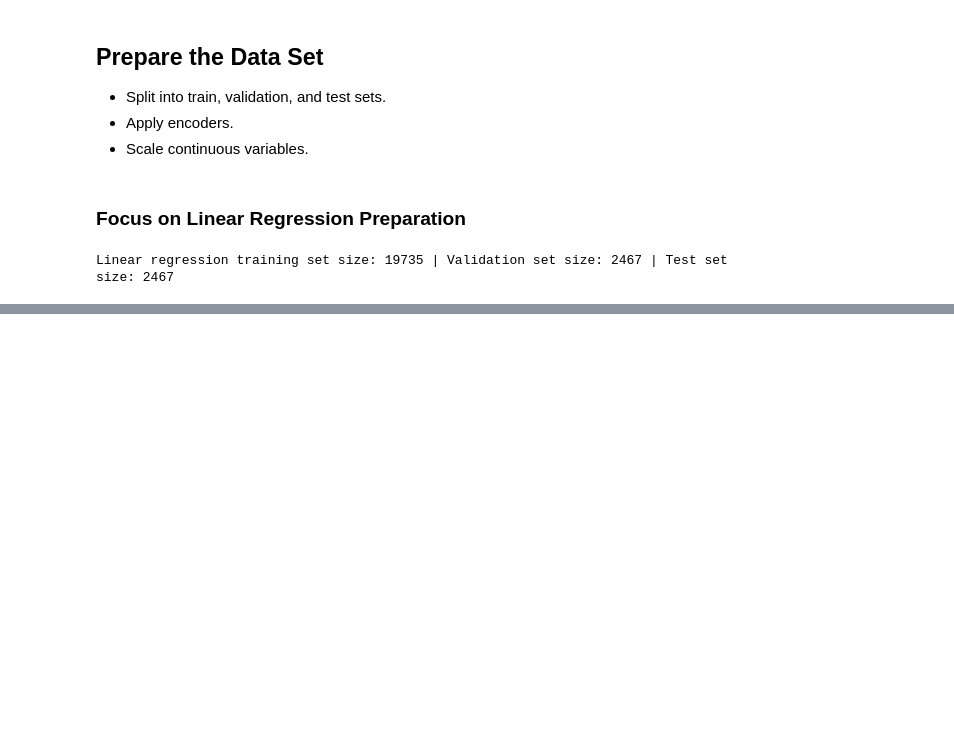
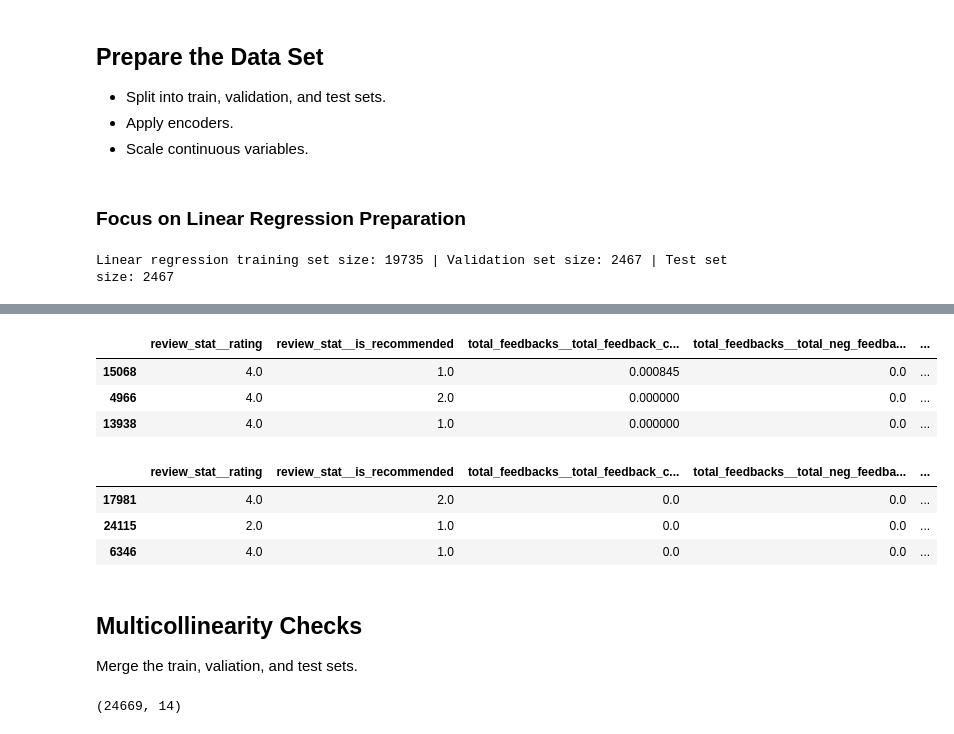
Before and after one commit to lammypi/Text, a Jupyter notebook: regression-from-scikit-llm.ipynb, the cells around one changed output, grey strips where cells are left out. Saved outputs shown, nothing was run; the diff lists cells and outputs as text; code cells hidden in the pictures; blank space fills up the shorter version.

```diff
--- a/regression-from-scikit-llm.ipynb
+++ b/regression-from-scikit-llm.ipynb
@@ -425,0 +481,12 @@ ordinal_linreg_tfrm = ColumnTransformer([])
+# %%
+# Review stat
+review_stat_linreg_cols = xtrain_review_stat.select_dtypes(exclude='object').columns # Apply ordinal encoder
+
+# Feedback columns
+feedback_linreg_cols = xtrain_feedback.select_dtypes(include='int64').columns # Apply MaxAbsScaler
+
+# Strings
+strings_linreg_cols = xtrain_strings.select_dtypes(include='object').columns # Apply ordinal encoder
+
+# Date
+date_linreg_cols = xtrain_date.select_dtypes(include='object').columns # Apply ordinal encoder
@@ -425,0 +536,23 @@ ordinal_linreg_tfrm = ColumnTransformer([])
+# %%
+# Apply transformations to validation sets
+xvalid_review_stat = review_stat_linreg_tfrm.transform(xvalid_review_stat)
+xvalid_feedback = total_feedback_linreg_tfrm.transform(xvalid_feedback)
+xvalid_strings = strings_linreg_tfrm.transform(xvalid_strings)
+xvalid_date = date_linreg_tfrm.transform(xvalid_date)
+
+# Target variable
+ylin_valid = price_linreg_tfrm.transform(ylin_valid)
+# %%
+# Rejoin the xvalid sets
+xlr_valid = xvalid_review_stat.join([xvalid_feedback, xvalid_strings, xvalid_date], how='left')
+
+# Append
+xlr_valid['gpt_vectors'] = xlin_valid.gpt_vectors
+
+# Show
+xlr_valid.head(3)
+# %% [output]
+|  | review_stat__rating | review_stat__is_recommended | total_feedbacks__total_feedback_c... | total_feedbacks__total_neg_feedba... | ... |
+| 15068 | 4.0 | 1.0 | 0.000845 | 0.0 | ... |
+| 4966 | 4.0 | 2.0 | 0.000000 | 0.0 | ... |
+| 13938 | 4.0 | 1.0 | 0.000000 | 0.0 | ... |
@@ -425,0 +568,31 @@ ordinal_linreg_tfrm = ColumnTransformer([])
+# %%
+# Rejoin the xtest sets
+xlr_test = xtest_review_stat.join([xtest_feedback, xtest_strings, xtest_date], how='left')
+
+# Append
+xlr_test['gpt_vectors'] = xlin_test.gpt_vectors
+
+# Show
+xlr_test.head(3)
+# %% [output]
+|  | review_stat__rating | review_stat__is_recommended | total_feedbacks__total_feedback_c... | total_feedbacks__total_neg_feedba... | ... |
+| 17981 | 4.0 | 2.0 | 0.0 | 0.0 | ... |
+| 24115 | 2.0 | 1.0 | 0.0 | 0.0 | ... |
+| 6346 | 4.0 | 1.0 | 0.0 | 0.0 | ... |
+# %% [markdown]
+## Multicollinearity Checks
+
+Merge the train, valiation, and test sets.
+# %%
+# Merged dataframe
+xlr_merged = pd.concat([xlr_train, xlr_valid, xlr_test], axis=0)
+
+ylr_merged = np.concatenate([ylin_train, ylin_valid, ylin_test], axis=0)
+
+# Append target variable again
+xlr_merged['price_in_usd'] = ylr_merged
+
+# Check
+xlr_merged.shape
+# %% [output]
+(24669, 14)
```
Also changed, not shown: parts of 22 cells of this notebook.
